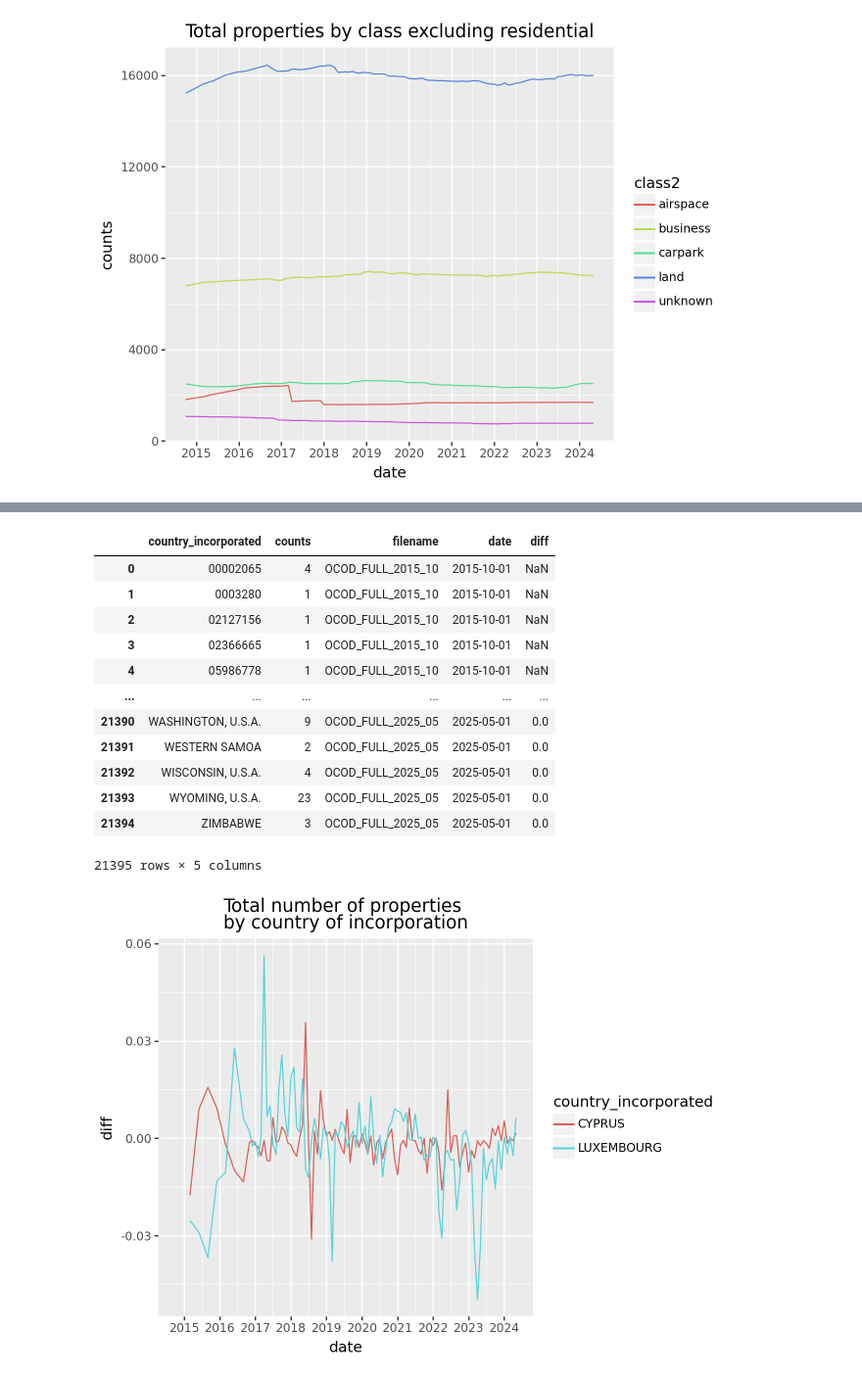
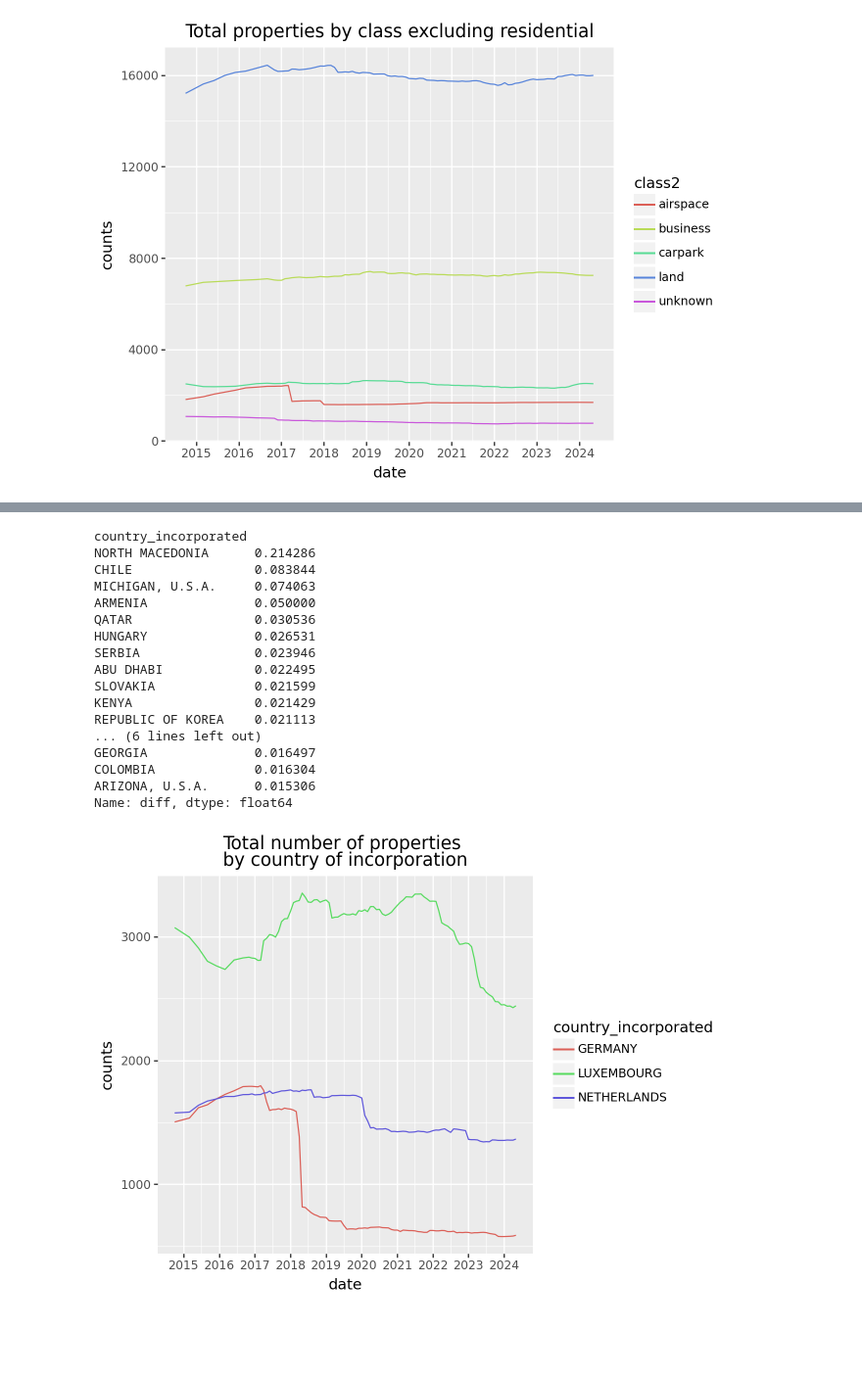
Before and after one commit to JonnoB/enhance_ocod, a Jupyter notebook: notebooks/exploratory_analysis.ipynb, the cells around one changed output, grey strips where cells are left out. Shown at 98% size. Drawn from its saved outputs; the diff is of its cells as text; code cells hidden in the pictures; blank space fills up the shorter version.

```diff
--- a/notebooks/exploratory_analysis.ipynb
+++ b/notebooks/exploratory_analysis.ipynb
@@ -185,34 +199,43 @@ test = total_incorp_df.copy()
 
 test['diff'] = (test['counts'] - test.groupby('country_incorporated')['counts'].shift())/test.groupby('country_incorporated')['counts'].shift()
 
-test
+country_totals = test.groupby('country_incorporated')['diff'].mean()
+
+# Step 2: Get the top 10 countries
+top_10_countries = country_totals.nlargest(20).index
+
+print(country_totals.nlargest(20))
 # %% [output]
-|  | country_incorporated | counts | filename | date | diff |
-| 0 | 00002065 | 4 | OCOD_FULL_2015_10 | 2015-10-01 | NaN |
-| 1 | 0003280 | 1 | OCOD_FULL_2015_10 | 2015-10-01 | NaN |
-| 2 | 02127156 | 1 | OCOD_FULL_2015_10 | 2015-10-01 | NaN |
-| 3 | 02366665 | 1 | OCOD_FULL_2015_10 | 2015-10-01 | NaN |
-| 4 | 05986778 | 1 | OCOD_FULL_2015_10 | 2015-10-01 | NaN |
-| ... | ... | ... | ... | ... | ... |
-| 21390 | WASHINGTON, U.S.A. | 9 | OCOD_FULL_2025_05 | 2025-05-01 | 0.0 |
-| 21391 | WESTERN SAMOA | 2 | OCOD_FULL_2025_05 | 2025-05-01 | 0.0 |
-| 21392 | WISCONSIN, U.S.A. | 4 | OCOD_FULL_2025_05 | 2025-05-01 | 0.0 |
-| 21393 | WYOMING, U.S.A. | 23 | OCOD_FULL_2025_05 | 2025-05-01 | 0.0 |
-| 21394 | ZIMBABWE | 3 | OCOD_FULL_2025_05 | 2025-05-01 | 0.0 |
-21395 rows × 5 columns
+country_incorporated
+NORTH MACEDONIA      0.214286
+CHILE                0.083844
+MICHIGAN, U.S.A.     0.074063
+ARMENIA              0.050000
+QATAR                0.030536
+HUNGARY              0.026531
+SERBIA               0.023946
+ABU DHABI            0.022495
+SLOVAKIA             0.021599
+KENYA                0.021429
+REPUBLIC OF KOREA    0.021113
+... (6 lines left out)
+GEORGIA              0.016497
+COLOMBIA             0.016304
+ARIZONA, U.S.A.      0.015306
+Name: diff, dtype: float64
 # %%
-p = ggplot(test[test['country_incorporated'].isin(['LUXEMBOURG', 'CYPRUS'])], aes(x = 'date',
-y = 'diff',
+p = ggplot(test[test['country_incorporated'].isin(['LUXEMBOURG', 'NETHERLANDS', 'GERMANY'])], aes(x = 'date',
+y = 'counts',
 color = 'country_incorporated') )+ geom_line() + labs(
     title = "Total number of properties\nby country of incorporation",
     ) +   scale_x_date(
      breaks=pd.date_range(start=test['date'].min(), end=test['date'].max(), freq='Y'),
      date_labels='%Y'  # Format to show only year
  )
 
 p
 # %% [output]
-[figure, old version]
+[figure, new version]
 # %%
 sns.clustermap(
 
```
Also changed, not shown: parts of 38 cells of this notebook, 3 other files.
